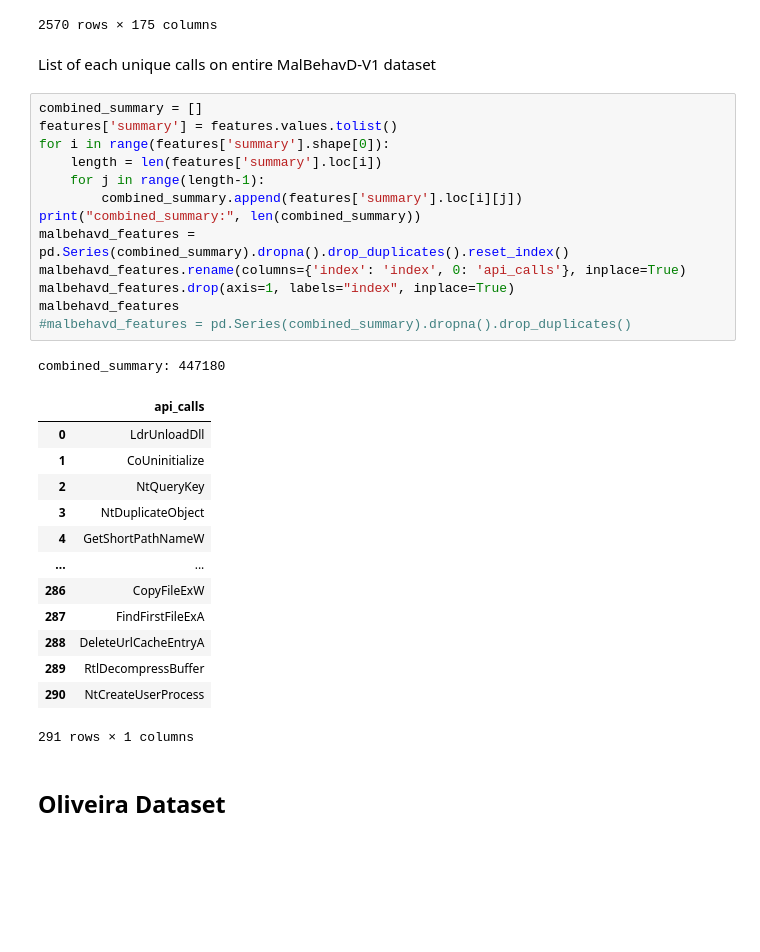
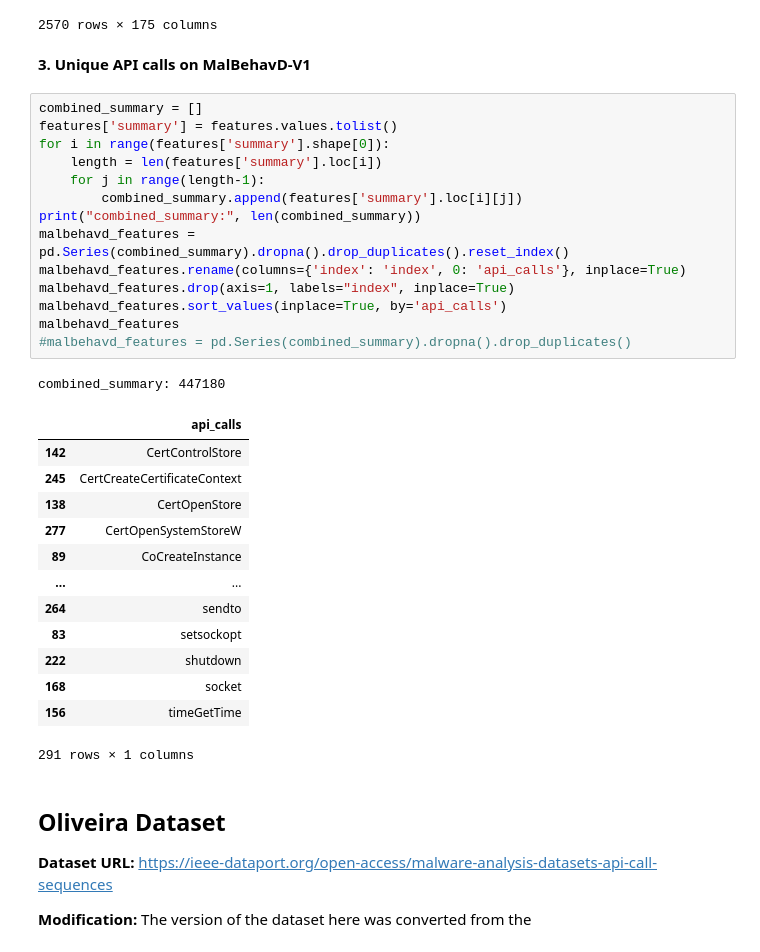
Before and after one commit to jm55/THESIS, a Jupyter notebook: Notebooks/Dataset Scanning.ipynb, the cells around one changed output. Cells and saved outputs as stored; diff of their text form; blank space fills up the shorter version.

Commit message:
Multiple changes
1. New Dataset: APIMDS_2015
2. Added cleaner.py for Oliveira_2019
3. Updated Notebook (Dataset Scanning)

```diff
--- a/Notebooks/Dataset Scanning.ipynb
+++ b/Notebooks/Dataset Scanning.ipynb
@@ -55,34 +68,39 @@ features
 | 2569 | LdrUnloadDll | NtOpenSection | CoUninitialize | GetForegroundWindow | GetNativeSystemInfo | DrawTextExW | RegQueryValueExA | IsDebuggerPresent | GetSystemWindowsDirectoryW | NtQueryValueKey | ... | ... |
 2570 rows × 175 columns
 # %% [markdown]
-List of each unique calls on entire MalBehavD-V1 dataset
+**3. Unique API calls on MalBehavD-V1**
 # %%
 combined_summary = []
 features['summary'] = features.values.tolist()
 for i in range(features['summary'].shape[0]):
     length = len(features['summary'].loc[i])
     for j in range(length-1):
         combined_summary.append(features['summary'].loc[i][j])
 print("combined_summary:", len(combined_summary))
 malbehavd_features = pd.Series(combined_summary).dropna().drop_duplicates().reset_index()
 malbehavd_features.rename(columns={'index': 'index', 0: 'api_calls'}, inplace=True)
 malbehavd_features.drop(axis=1, labels="index", inplace=True)
+malbehavd_features.sort_values(inplace=True, by='api_calls')
 malbehavd_features
 #malbehavd_features = pd.Series(combined_summary).dropna().drop_duplicates()
 # %% [output]
 combined_summary: 447180
 |  | api_calls |
-| 0 | LdrUnloadDll |
-| 1 | CoUninitialize |
-| 2 | NtQueryKey |
-| 3 | NtDuplicateObject |
-| 4 | GetShortPathNameW |
+| 142 | CertControlStore |
+| 245 | CertCreateCertificateContext |
+| 138 | CertOpenStore |
+| 277 | CertOpenSystemStoreW |
+| 89 | CoCreateInstance |
 | ... | ... |
-| 286 | CopyFileExW |
-| 287 | FindFirstFileExA |
-| 288 | DeleteUrlCacheEntryA |
-| 289 | RtlDecompressBuffer |
-| 290 | NtCreateUserProcess |
+| 264 | sendto |
+| 83 | setsockopt |
+| 222 | shutdown |
+| 168 | socket |
+| 156 | timeGetTime |
 291 rows × 1 columns
 # %% [markdown]
 ## Oliveira Dataset
+
+**Dataset URL:** https://ieee-dataport.org/open-access/malware-analysis-datasets-api-call-sequences
+
+**Modification:** The version of the dataset here was converted from the
```
Also changed, not shown: parts of 19 cells of this notebook, 8 other files.
